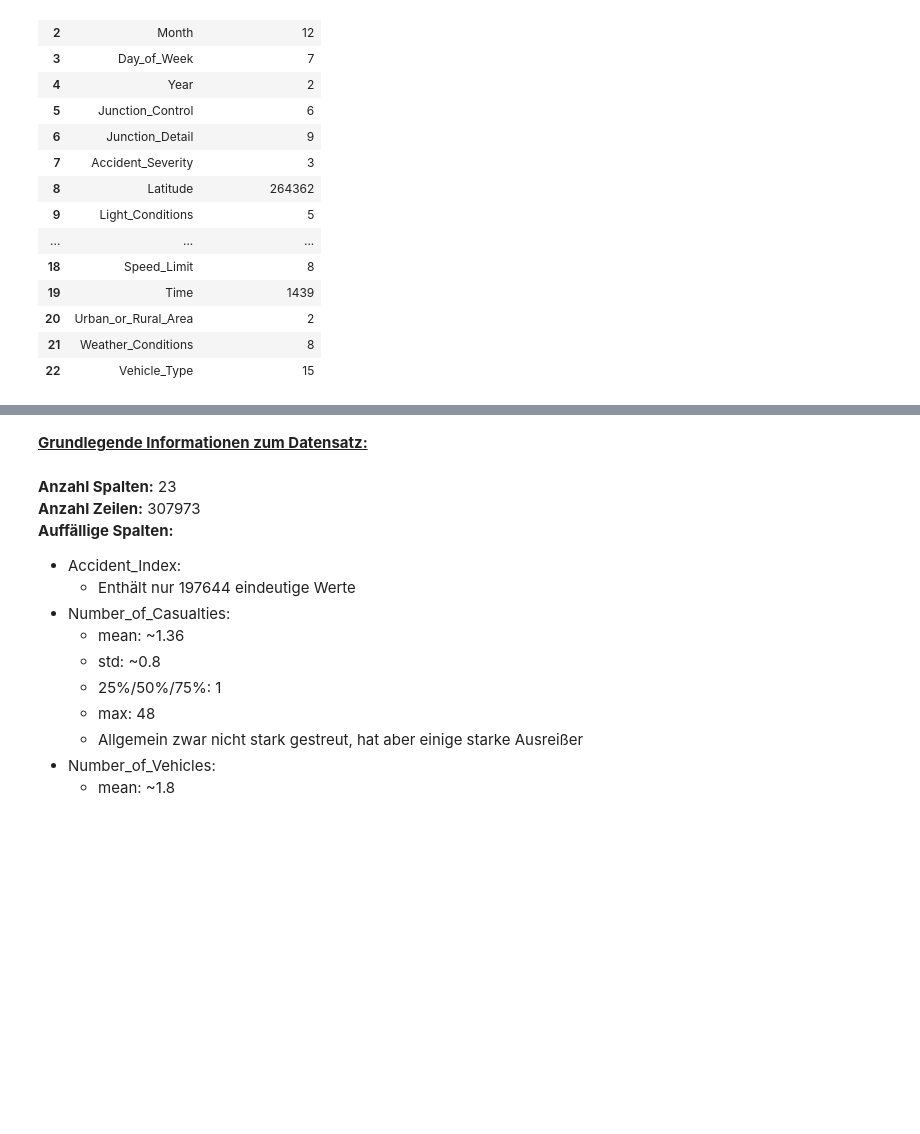
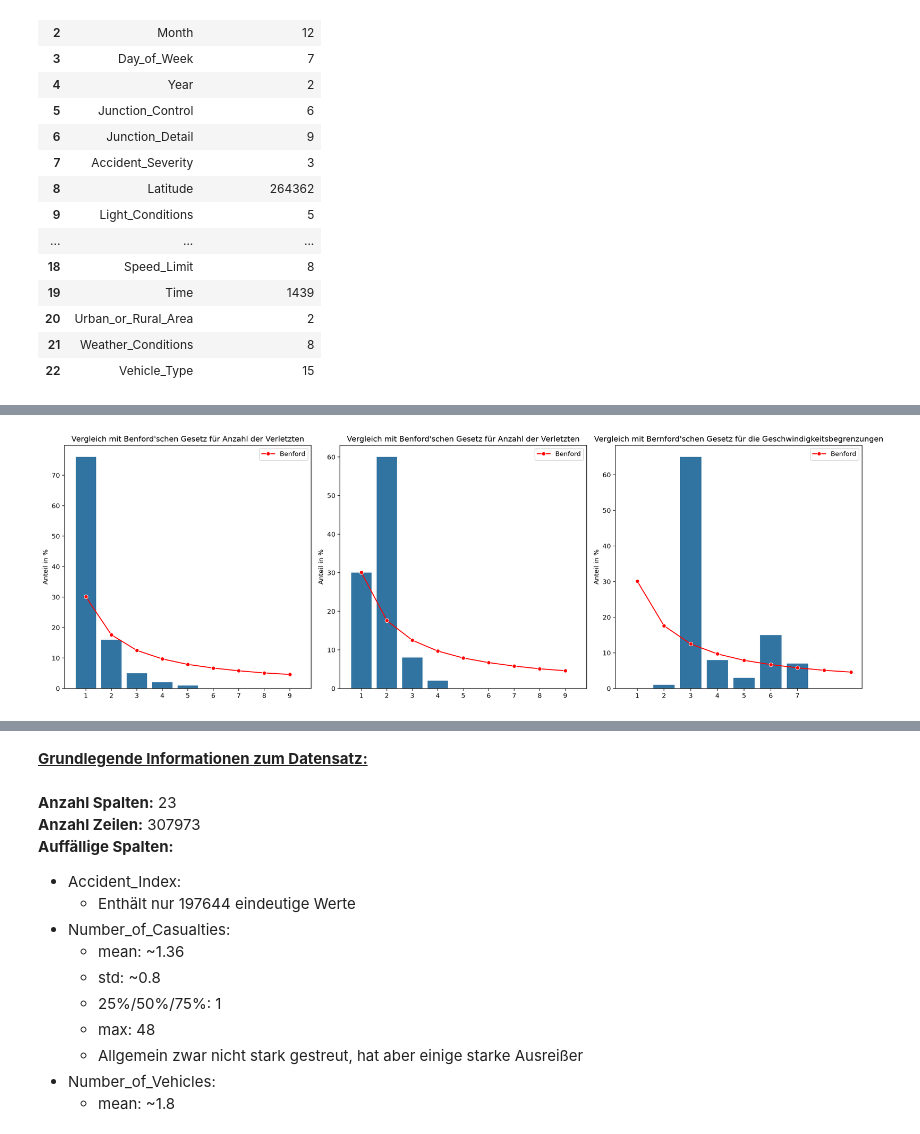
Before and after one commit to bentleman-byte/Credit-Card-Fraud-DSKI, a Jupyter notebook: Final.ipynb, the cells around one changed output, grey strips where cells are left out. Saved outputs shown, nothing was run; the diff lists cells and outputs as text; code cells hidden in the pictures; blank space fills up the shorter version.

```diff
--- a/Final.ipynb
+++ b/Final.ipynb
@@ -236,0 +237,43 @@ plt.show()
+# %%
+#Werte der Benford'schen Funktion
+benford = pd.Series([30.1, 17.6, 12.5, 9.7, 7.9, 6.7, 5.8, 5.1, 4.6], index = [0, 1, 2, 3, 4, 5, 6, 7, 8])
+
+fig, axes = plt.subplots(1, 3, figsize = (18, 6), dpi = 200)
+
+#Berechnung der ersten Ziffern für die Anzahl der Verletzten
+erste_ziffer = df["Number_of_Casualties"].astype(str).str[0]
+#Angabe der Häufigkeit mit Rundung
+haeufigkeit = round(erste_ziffer.value_counts(normalize = True).sort_index() * 100, 0)
+
+ax0 = sns.barplot(ax = axes[0], x = haeufigkeit.index.astype(int), y = haeufigkeit.values)
+sns.lineplot(ax = axes[0], x = benford.index, y = benford.values, marker = "o", color = "red", label = "Benford")
+ax0.set_xlabel("")
+ax0.set_ylabel("Anteil in %")
+ax0.set_title("Vergleich mit Benford'schen Gesetz für Anzahl der Verletzten")
+
+#Berechnung der ersten Ziffer für die Anzahl von beteiligten Fahrzeugen
+erste_ziffer = df["Number_of_Vehicles"].astype(str).str[0]
+#Angabe der Häufigkeit mit Rundung
+haeufigkeit = round(erste_ziffer.value_counts(normalize = True).sort_index() * 100, 0)
+
+ax1 = sns.barplot(ax = axes[1], x = haeufigkeit.index.astype(int), y = haeufigkeit.values)
+sns.lineplot(ax = axes[1], x = benford.index, y = benford.values, marker = "o", color = "red", label = "Benford")
+ax1.set_xlabel("")
+ax1.set_ylabel("Anteil in %")
+ax1.set_title("Vergleich mit Benford'schen Gesetz für Anzahl der Verletzten")
+
+#Berechnung der ersten Ziffer für Geschwindigkeitsbegrenzungen
+erste_ziffer = df["Speed_Limit"].astype(str).str[0]
+#Angabe der Häufigkeit mit Rundung
+haeufigkeit = round(erste_ziffer.value_counts(normalize = True).sort_index() * 100, 0)
+
+ax2 = sns.barplot(ax = axes[2], x = haeufigkeit.index.astype(int), y = haeufigkeit.values)
+sns.lineplot(ax = axes[2], x = benford.index, y = benford.values, marker = "o", color = "red", label = "Benford")
+ax2.set_xlabel("")
+ax2.set_ylabel("Anteil in %")
+ax2.set_title("Vergleich mit Bernford'schen Gesetz für die Geschwindigkeitsbegrenzungen")
+
+plt.tight_layout()
+plt.show()
+# %% [output]
+[figure, added]
```
Also changed, not shown: parts of 10 cells of this notebook.
